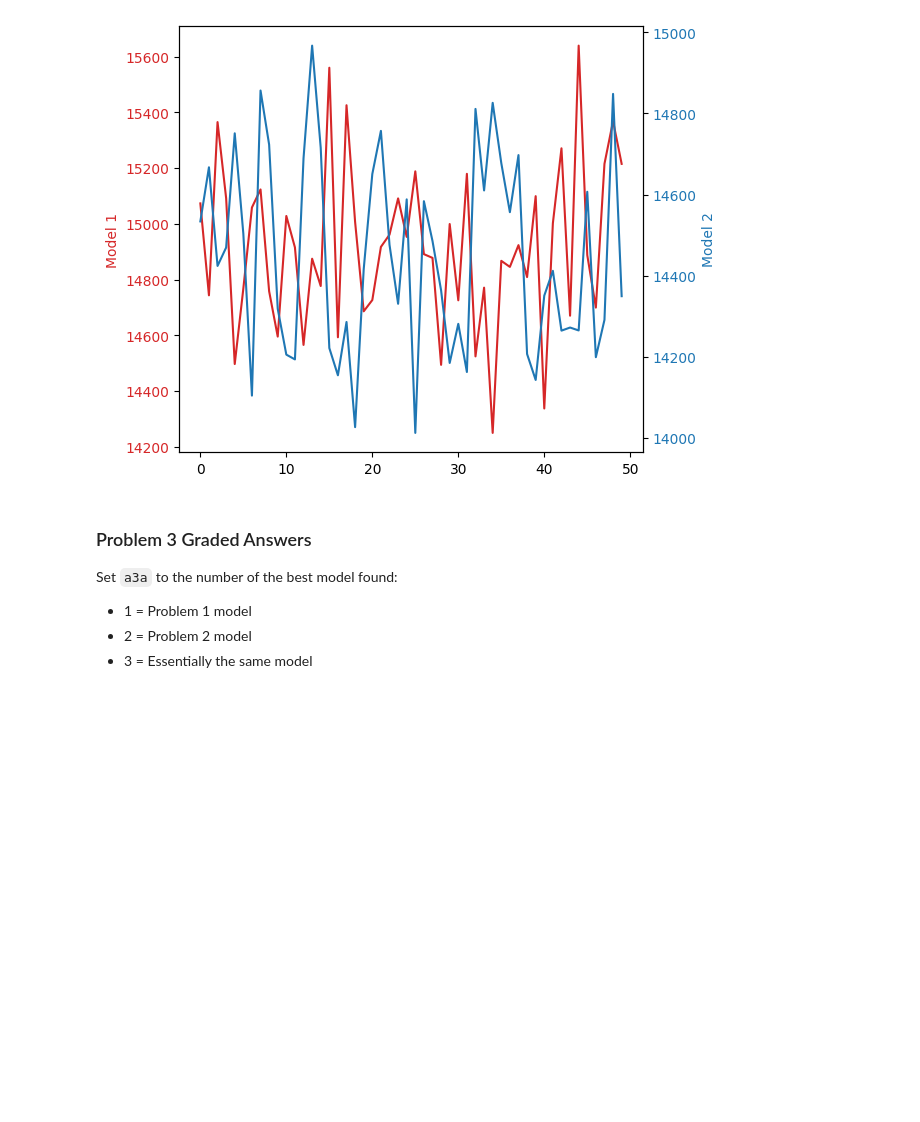
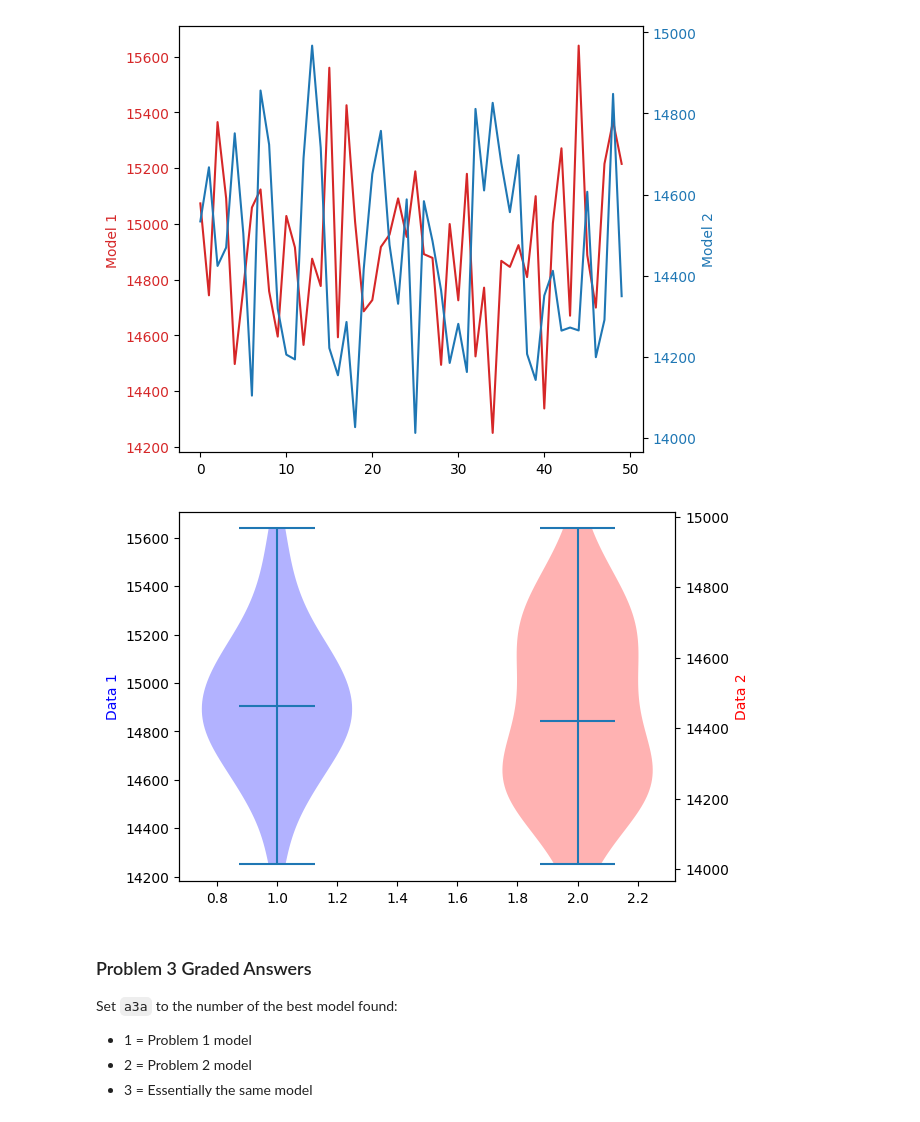
Before and after one commit to andre-bu-gitdev/ML_Fundamentals_dx603, a Jupyter notebook: Homework_07.ipynb, the cells around one changed output. Drawn from its saved outputs; the diff is of its cells as text; code cells hidden in the pictures; blank space fills up the shorter version.

```diff
--- a/Homework_07.ipynb
+++ b/Homework_07.ipynb
@@ -817,6 +817,23 @@ plt.show()
 Model 1 Stats  mean:  14918.154167816394 stdev:  291.86654653389826
 Model 2 Stats  mean:  14450.138109727779 stdev:  241.8859980430519
 [figure]
+# %%
+fig, ax1 = plt.subplots()
+ax2 = ax1.twinx()  # Create shared x-axis
+
+# 3. Plot Data
+vp1 = ax1.violinplot(MAE1, positions=[1], showmedians=True)
+vp2 = ax2.violinplot(MAE2, positions=[2], showmedians=True)
+
+# 4. Styling (Use distinct colors for clarity)
+for b in vp1['bodies']: b.set_facecolor('blue')
+for b in vp2['bodies']: b.set_facecolor('red')
+ax1.set_ylabel('Data 1', color='blue')
+ax2.set_ylabel('Data 2', color='red')
+
+plt.show()
+# %% [output]
+[figure, added]
 # %% [markdown]
 ### Problem 3 Graded Answers
 
```
